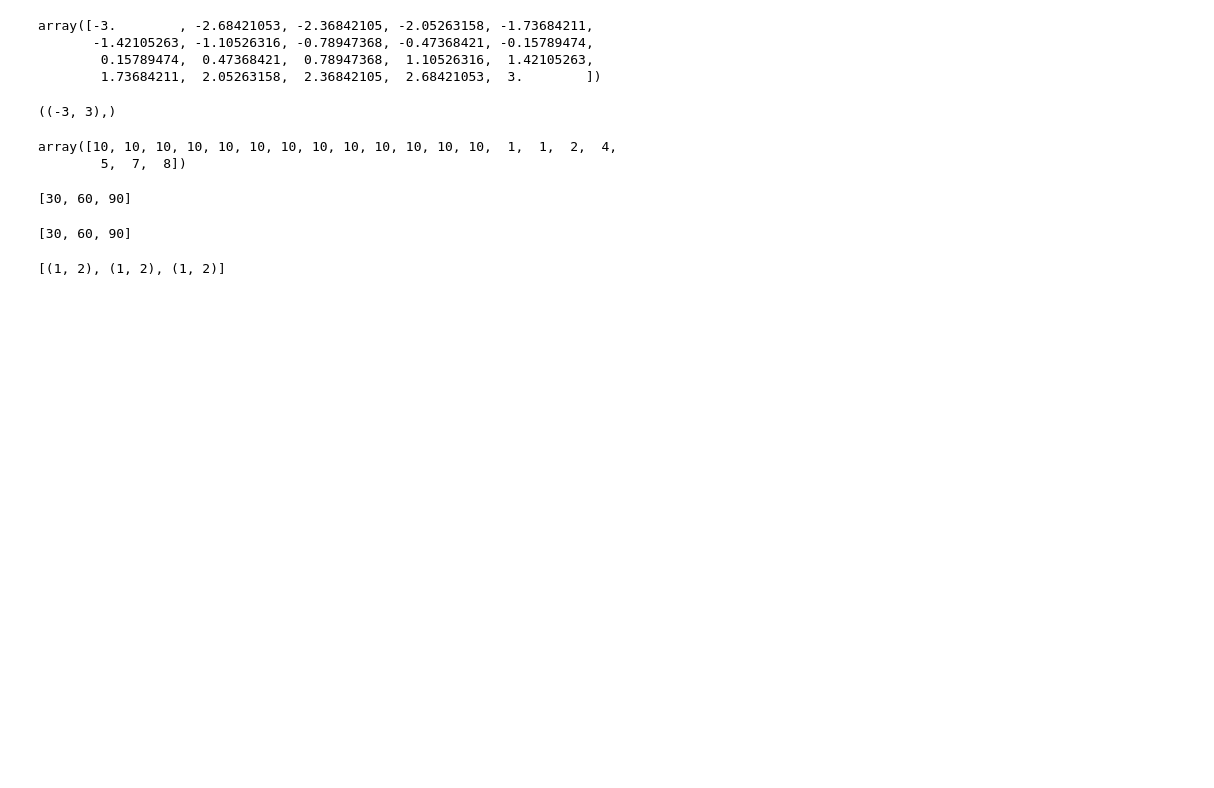
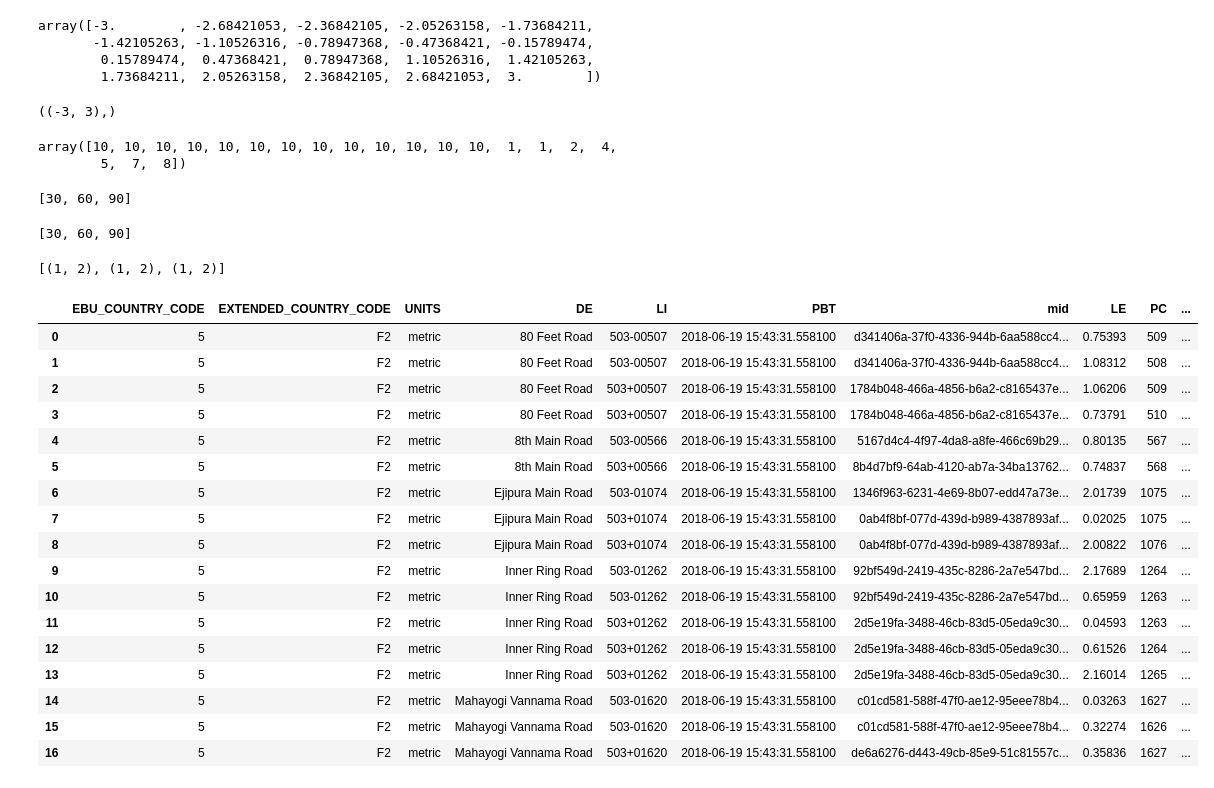
Before and after one commit to Eudie/Traffic_Simulation, a Jupyter notebook: test.ipynb, the cells around one changed output. Saved outputs shown, nothing was run; the diff lists cells and outputs as text; code cells hidden in the pictures; blank space fills up the shorter version.

Commit message:
started on here maps to get traffic info

```diff
--- a/test.ipynb
+++ b/test.ipynb
@@ -79,7 +98,10 @@ a=[30, 30, 30]
 np.cumsum(a).tolist()
 # %% [output]
 [30, 60, 90]
-# %%
-[(1,2)]*3
-# %% [output]
-[(1, 2), (1, 2), (1, 2)]
+# %%
+minlat="12.9380131671"
+minlon="77.6319900345"
+maxlat="12.939314082"
+maxlon="77.6337735827"
+# %% [output]
+[(1, 2), (1, 2), (1, 2)]
@@ -85,0 +149,58 @@ np.cumsum(a).tolist()
+# %%
+#state='New Castle'
+def search(keyword=""):
+    endpoint = "search"
+    attribute_string = "?keyword="+keyword
+
+    r = get_results(endpoint, attribute_string)
+    return r
+
+def get_results( endpoint="", attribute_string=""):
+    url_with_attr = geo_code_url+endpoint+attribute_string
+    r = requests.get(url_with_attr, auth=HTTPBasicAuth('geocode', 'ZXasqw12'))
+    if r.status_code == 200:
+        if r.text == "":
+            return "nil"
+        else:
+            return r.json()
+    else:
+        return r
+
+from requests.auth import HTTPBasicAuth
+geo_code_url = "https://opendata-maps.herokuapp.com/api/geocode/"
+
+def get_realtime_data():
+    #pos=search(state)
+    #bbox_bangalore=pos['result']['results'][0]['geometry']['bounds']
+
+
+    ori='https://traffic.cit.api.here.com/traffic/6.1/flow.json?bbox='+minlat\
+    +'%2C'+minlon+'%3B'+maxlat+'%2C'+maxlon\
+    +'&responseattributes=sh,fc&app_code=JX9Bh_OK-4u3zQSHxqjOkA&app_id=C0j2ZeJpgkm71fOJGGzv'
+
+
+    ori=requests.get(ori)
+
+    ori=create_data_1(ori.json())
+    return ori
+# %%
+get_realtime_data()
+# %% [output]
+|  | EBU_COUNTRY_CODE | EXTENDED_COUNTRY_CODE | UNITS | DE | LI | PBT | mid | LE | PC | ... |
+| 0 | 5 | F2 | metric | 80 Feet Road | 503-00507 | 2018-06-19 15:43:31.558100 | d341406a-37f0-4336-944b-6aa588cc4... | 0.75393 | 509 | ... |
+| 1 | 5 | F2 | metric | 80 Feet Road | 503-00507 | 2018-06-19 15:43:31.558100 | d341406a-37f0-4336-944b-6aa588cc4... | 1.08312 | 508 | ... |
+| 2 | 5 | F2 | metric | 80 Feet Road | 503+00507 | 2018-06-19 15:43:31.558100 | 1784b048-466a-4856-b6a2-c8165437e... | 1.06206 | 509 | ... |
+| 3 | 5 | F2 | metric | 80 Feet Road | 503+00507 | 2018-06-19 15:43:31.558100 | 1784b048-466a-4856-b6a2-c8165437e... | 0.73791 | 510 | ... |
+| 4 | 5 | F2 | metric | 8th Main Road | 503-00566 | 2018-06-19 15:43:31.558100 | 5167d4c4-4f97-4da8-a8fe-466c69b29... | 0.80135 | 567 | ... |
+| 5 | 5 | F2 | metric | 8th Main Road | 503+00566 | 2018-06-19 15:43:31.558100 | 8b4d7bf9-64ab-4120-ab7a-34ba13762... | 0.74837 | 568 | ... |
+| 6 | 5 | F2 | metric | Ejipura Main Road | 503-01074 | 2018-06-19 15:43:31.558100 | 1346f963-6231-4e69-8b07-edd47a73e... | 2.01739 | 1075 | ... |
+| 7 | 5 | F2 | metric | Ejipura Main Road | 503+01074 | 2018-06-19 15:43:31.558100 | 0ab4f8bf-077d-439d-b989-4387893af... | 0.02025 | 1075 | ... |
+| 8 | 5 | F2 | metric | Ejipura Main Road | 503+01074 | 2018-06-19 15:43:31.558100 | 0ab4f8bf-077d-439d-b989-4387893af... | 2.00822 | 1076 | ... |
+| 9 | 5 | F2 | metric | Inner Ring Road | 503-01262 | 2018-06-19 15:43:31.558100 | 92bf549d-2419-435c-8286-2a7e547bd... | 2.17689 | 1264 | ... |
+| 10 | 5 | F2 | metric | Inner Ring Road | 503-01262 | 2018-06-19 15:43:31.558100 | 92bf549d-2419-435c-8286-2a7e547bd... | 0.65959 | 1263 | ... |
+| 11 | 5 | F2 | metric | Inner Ring Road | 503+01262 | 2018-06-19 15:43:31.558100 | 2d5e19fa-3488-46cb-83d5-05eda9c30... | 0.04593 | 1263 | ... |
+| 12 | 5 | F2 | metric | Inner Ring Road | 503+01262 | 2018-06-19 15:43:31.558100 | 2d5e19fa-3488-46cb-83d5-05eda9c30... | 0.61526 | 1264 | ... |
+| 13 | 5 | F2 | metric | Inner Ring Road | 503+01262 | 2018-06-19 15:43:31.558100 | 2d5e19fa-3488-46cb-83d5-05eda9c30... | 2.16014 | 1265 | ... |
+| 14 | 5 | F2 | metric | Mahayogi Vannama Road | 503-01620 | 2018-06-19 15:43:31.558100 | c01cd581-588f-47f0-ae12-95eee78b4... | 0.03263 | 1627 | ... |
+| 15 | 5 | F2 | metric | Mahayogi Vannama Road | 503-01620 | 2018-06-19 15:43:31.558100 | c01cd581-588f-47f0-ae12-95eee78b4... | 0.32274 | 1626 | ... |
+| 16 | 5 | F2 | metric | Mahayogi Vannama Road | 503+01620 | 2018-06-19 15:43:31.558100 | de6a6276-d443-49cb-85e9-51c81557c... | 0.35836 | 1627 | ... |
```
Also changed, not shown: parts of 5 cells of this notebook, 1 other file.
